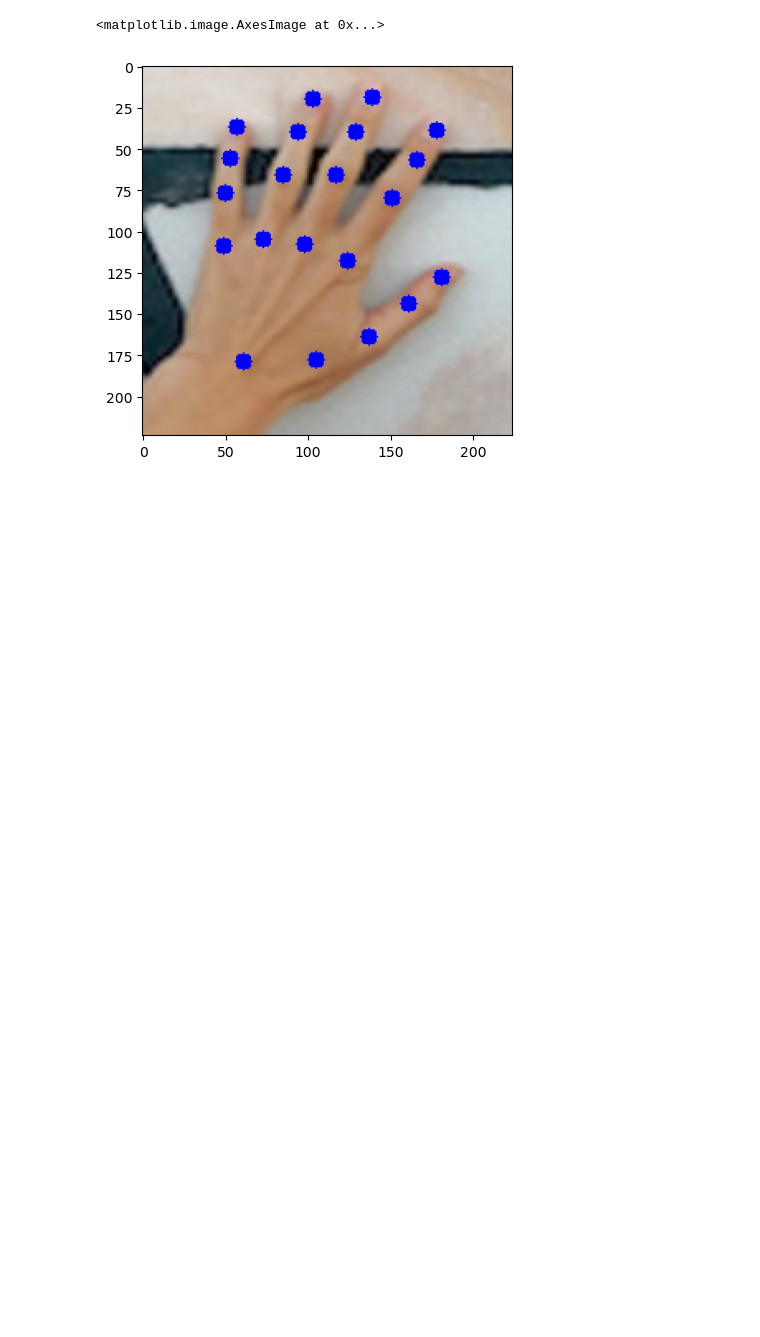
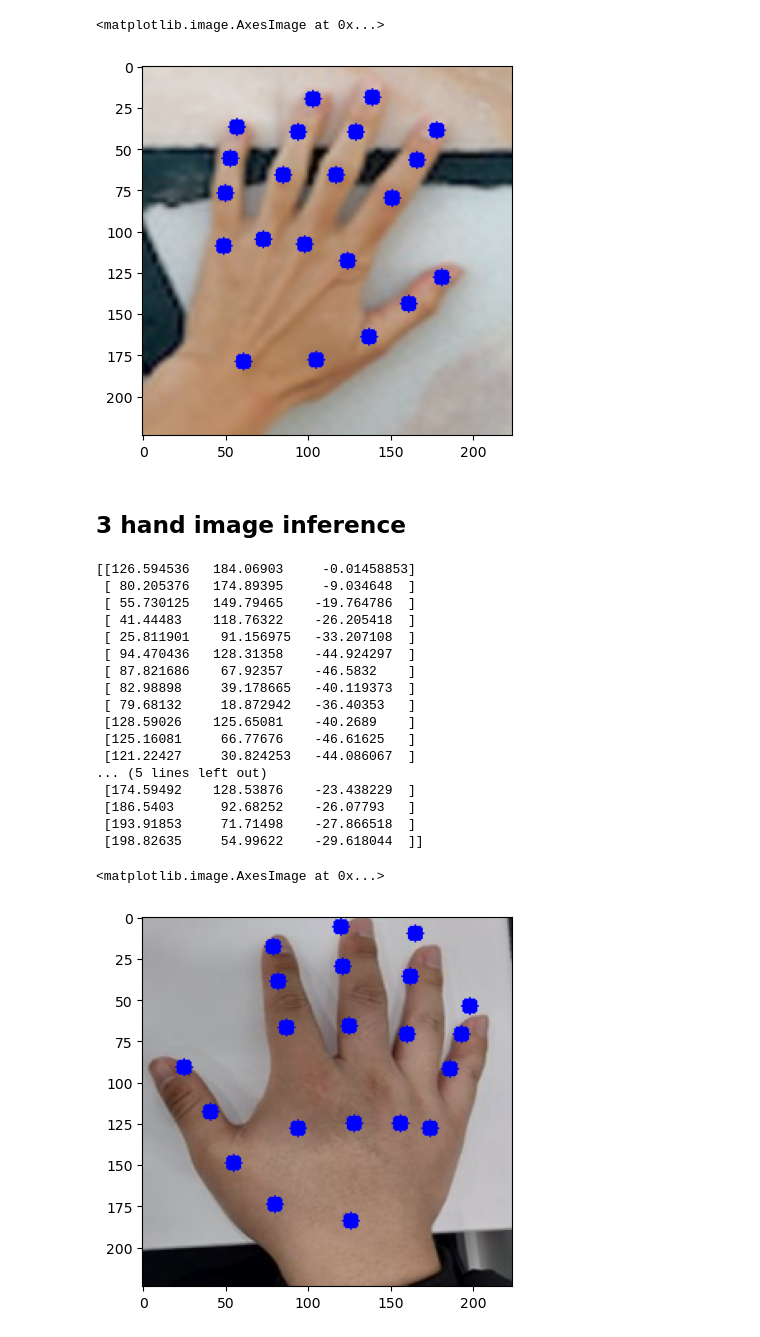
Before and after one commit to JeongChanDo/python_for_unreal_project, a Jupyter notebook: 04_2401_hand_landmark.ipynb, the cells around one changed output. Cells and saved outputs as stored; diff of their text form; code cells hidden in the pictures; blank space fills up the shorter version.

Commit message:
3 hand image inference

```diff
--- a/04_2401_hand_landmark.ipynb
+++ b/04_2401_hand_landmark.ipynb
@@ -83,3 +83,57 @@ plt.imshow(tmp)
 # %% [output]
 <matplotlib.image.AxesImage at 0x...>
 [figure]
+# %% [markdown]
+## 3 hand image inference
+# %%
+import cv2
+import time
+import numpy as np
+import matplotlib.pyplot as plt
+
+net = cv2.dnn.readNet('hand_landmark.onnx')
+outNames = net.getUnconnectedOutLayersNames()
+
+def inference(img_name):
+    img = cv2.imread(img_name)
+
+    img = cv2.cvtColor(img, cv2.COLOR_BGR2RGB)
+    img = cv2.resize(img, (224, 224))
+    tensor = img / 127.5 - 1.0
+    blob = cv2.dnn.blobFromImage(tensor.astype(np.float32), swapRB=False, crop=False)
+    net.setInput(blob)
+    preds = net.forward(outNames)
+    lms = preds[0].reshape(21, 3)
+    return img, lms
+
+
+def draw_circle(image, lms):
+    print(lms)
+    # 이미지에 원 그리기
+    for point in lms:
+        x, y, _ = point
+        cv2.circle(image, (int(x), int(y)), 5, (0, 0, 255), -1) # 빨간색 원 그리기
+
+img, lms = inference("palm1.JPG")
+draw_circle(img, lms)
+plt.imshow(img)
+# %% [output]
+[[126.594536   184.06903     -0.01458853]
+ [ 80.205376   174.89395     -9.034648  ]
+ [ 55.730125   149.79465    -19.764786  ]
+ [ 41.44483    118.76322    -26.205418  ]
+ [ 25.811901    91.156975   -33.207108  ]
+ [ 94.470436   128.31358    -44.924297  ]
+ [ 87.821686    67.92357    -46.5832    ]
+ [ 82.98898     39.178665   -40.119373  ]
+ [ 79.68132     18.872942   -36.40353   ]
+ [128.59026    125.65081    -40.2689    ]
+ [125.16081     66.77676    -46.61625   ]
+ [121.22427     30.824253   -44.086067  ]
+... (5 lines left out)
+ [174.59492    128.53876    -23.438229  ]
+ [186.5403      92.68252    -26.07793   ]
+ [193.91853     71.71498    -27.866518  ]
+ [198.82635     54.99622    -29.618044  ]]
+<matplotlib.image.AxesImage at 0x...>
+[figure, added]
```
Also changed, not shown: parts of 2 cells of this notebook, 3 other files.
